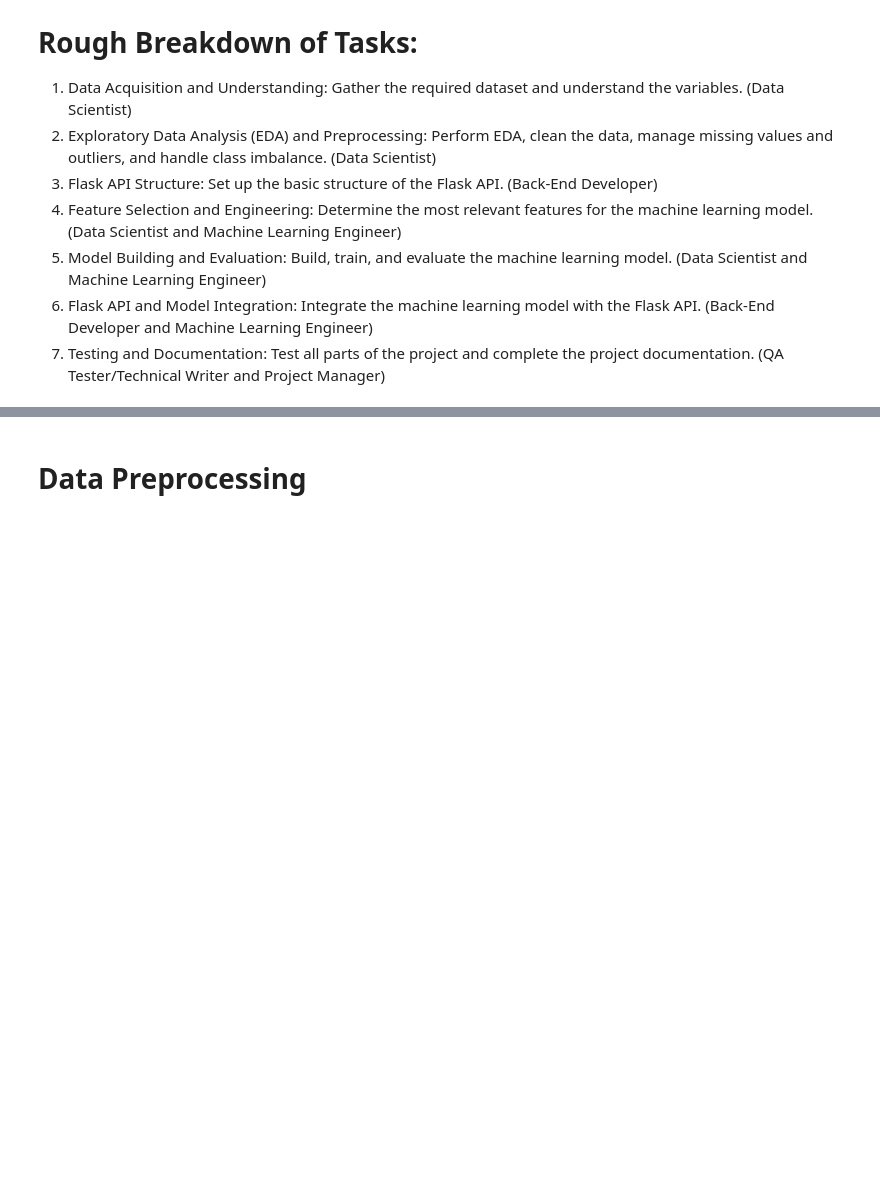
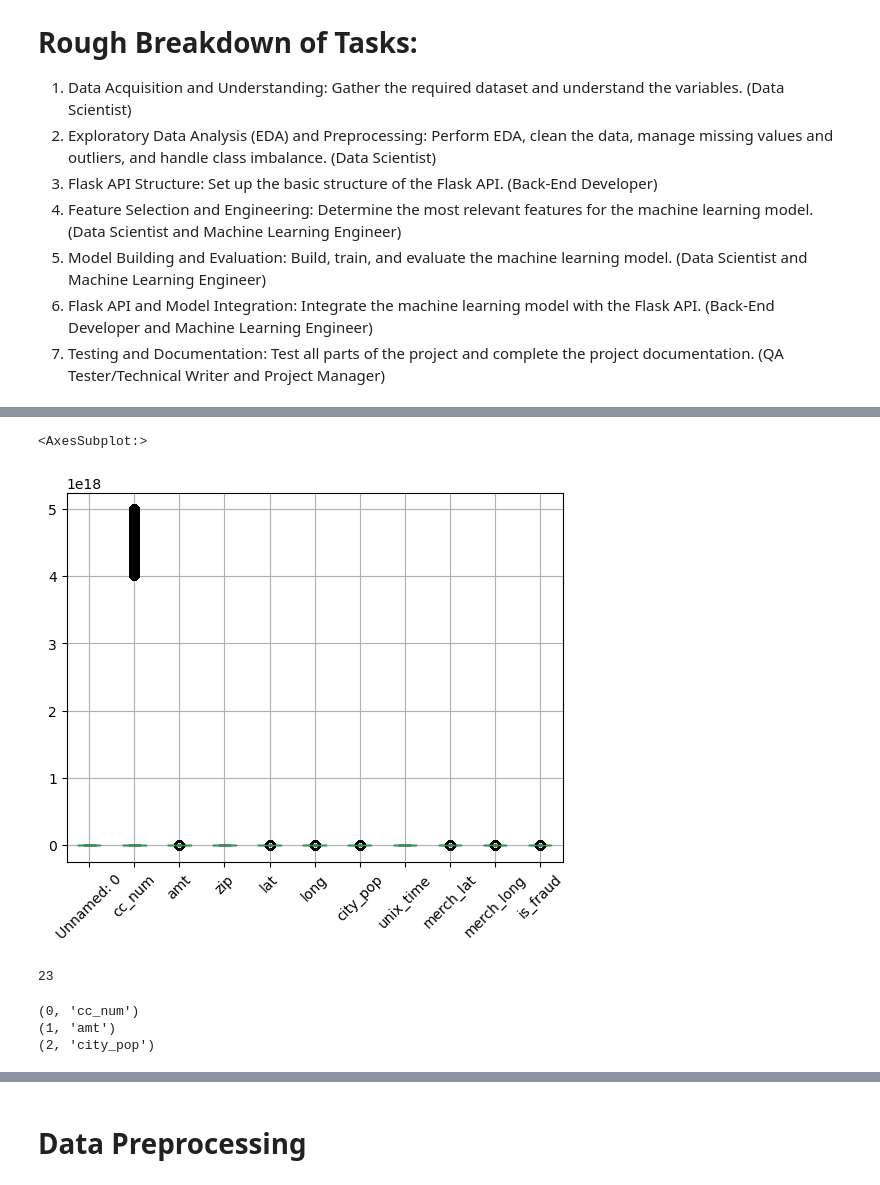
Before and after one commit to rolvera05/fraudguard_ml, a Jupyter notebook: fraud.ipynb, the cells around one changed output, grey strips where cells are left out. Saved outputs shown, nothing was run; the diff lists cells and outputs as text; code cells hidden in the pictures; blank space fills up the shorter version.

```diff
--- a/fraud.ipynb
+++ b/fraud.ipynb
@@ -243,11 +325,16 @@ dtype: object
 # %%
 
 
-#fraud_df.boxplot(rot =45)
+fraud_df.boxplot(rot =45)
+# %% [output]
+<AxesSubplot:>
+[figure, added]
 # %%
 # Total amount of columns
 
-#len(fraud_df.columns)
+len(fraud_df.columns)
+# %% [output]
+23
 # %%
 # Container for columns for box plots
 
@@ -255,8 +342,12 @@ dtype: object
 # %%
 # Enumerate all the columns for th box plots
 
-#for i in enumerate(cols):
-    #print(i)
+for i in enumerate(cols):
+    print(i)
+# %% [output]
+(0, 'cc_num')
+(1, 'amt')
+(2, 'city_pop')
 # %%
 # Each box plot for the enumerated columns
 
```
Also changed, not shown: parts of 70 cells of this notebook.
